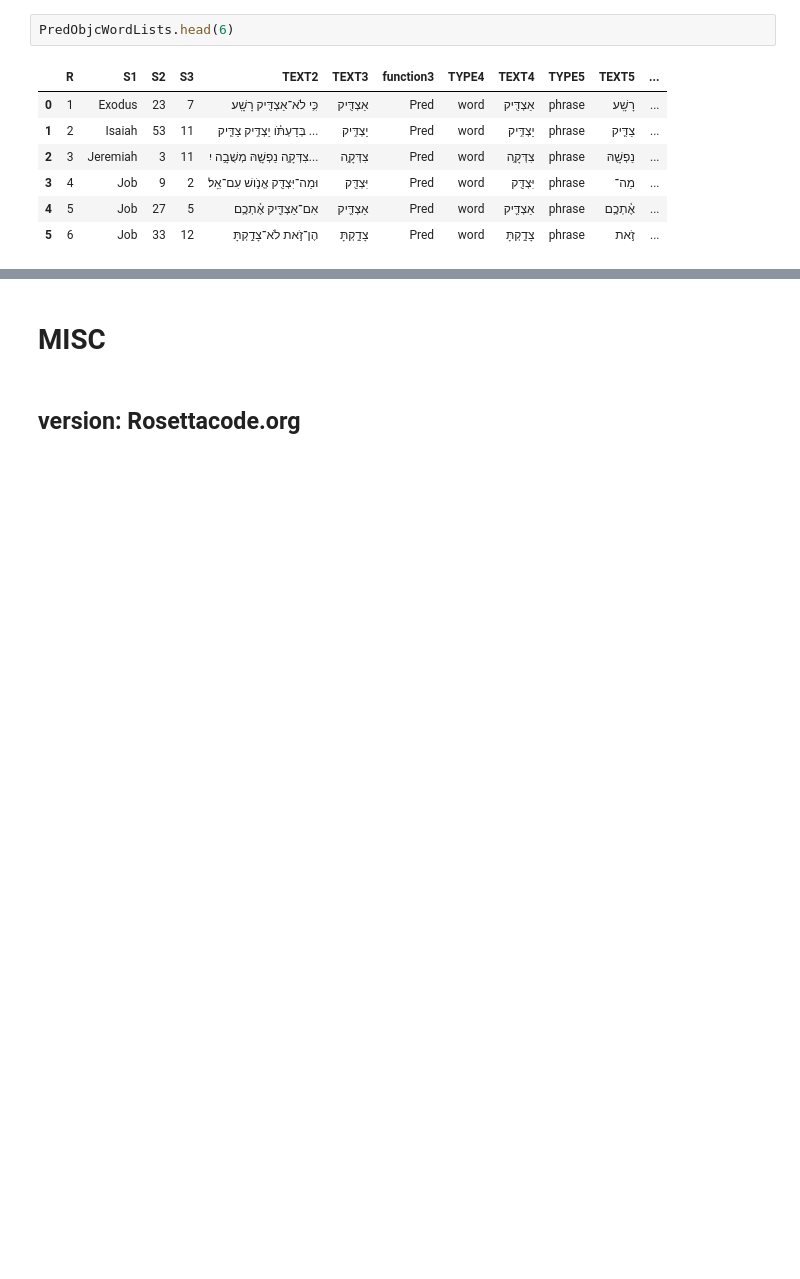
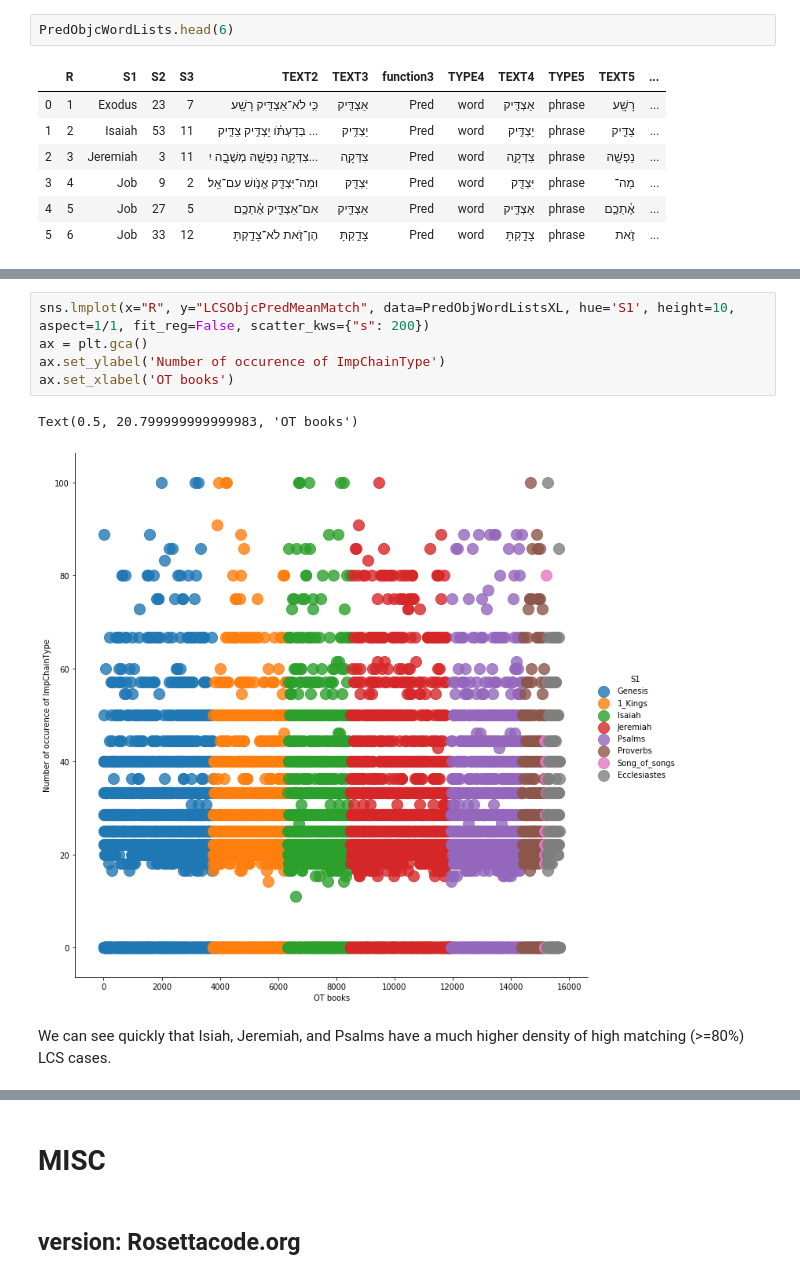
Before and after one commit to oliverglanz/Text-Fabric, a Jupyter notebook: LCS/0000_ETCBC-TF_2101-BHS_ETCBC_LCS_o.glanz _prof-edition.ipynb, the cells around one changed output, grey strips where cells are left out. Saved outputs shown, nothing was run; the diff lists cells and outputs as text; blank space fills up the shorter version.

```diff
--- a/LCS/0000_ETCBC-TF_2101-BHS_ETCBC_LCS_o.glanz _prof-edition.ipynb
+++ b/LCS/0000_ETCBC-TF_2101-BHS_ETCBC_LCS_o.glanz _prof-edition.ipynb
@@ -403,0 +734,10 @@ For our research we are interested in displaying:
+# %%
+sns.lmplot(x="R", y="LCSObjcPredMeanMatch", data=PredObjWordListsXL, hue='S1', height=10, aspect=1/1, fit_reg=False, scatter_kws={"s": 200})
+ax = plt.gca()
+ax.set_ylabel('Number of occurence of ImpChainType')
+ax.set_xlabel('OT books')
+# %% [output]
+Text(0.5, 20.799999999999983, 'OT books')
+[figure, added]
+# %% [markdown]
+We can see quickly that Isiah, Jeremiah, and Psalms have a much higher density of high matching (>=80%) LCS cases.
```
Also changed, not shown: parts of 77 cells of this notebook.
